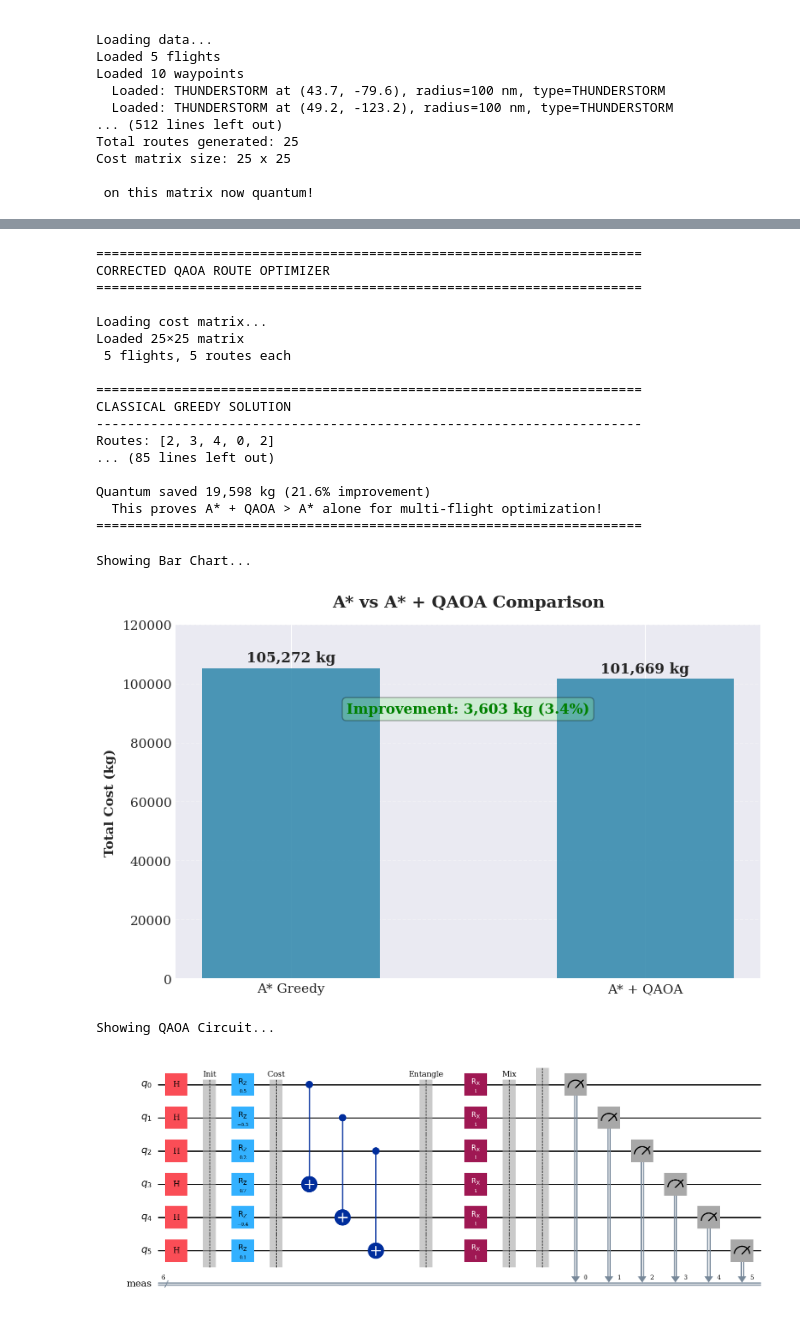
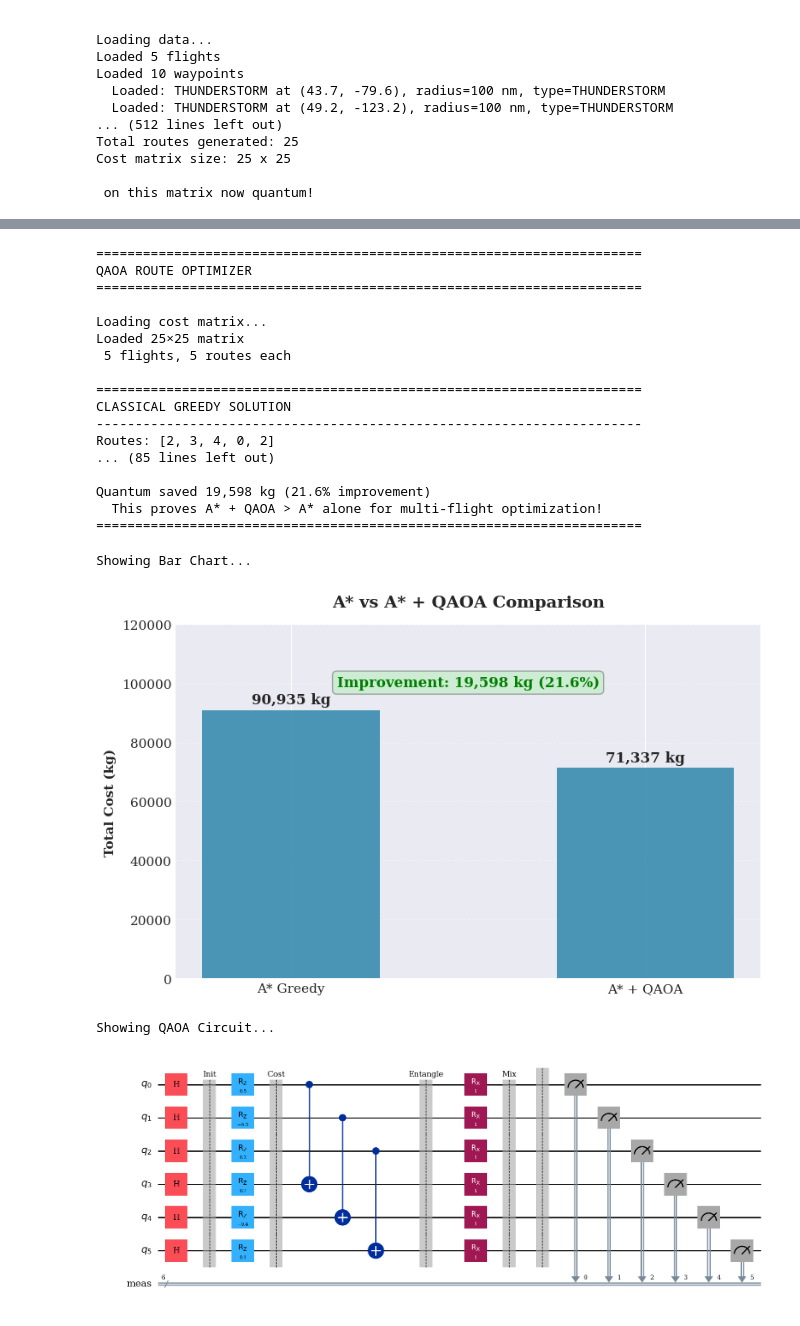
Before and after one commit to tishap27/IrisPathQ, a Jupyter notebook: jupyter/v0.3.2/route_optimizer.ipynb, the cells around one changed output, grey strips where cells are left out. Drawn from its saved outputs; the diff is of its cells as text; code cells hidden in the pictures.

Commit message:
minor fixes-removing commented code, visualization update to match correct result

```diff
--- a/jupyter/v0.3.2/route_optimizer.ipynb
+++ b/jupyter/v0.3.2/route_optimizer.ipynb
@@ -1411,7 +1411,7 @@ from scipy.optimize import minimize
 import sys
 
 print("=" * 70)
-print("CORRECTED QAOA ROUTE OPTIMIZER")
+print("QAOA ROUTE OPTIMIZER")
 print("=" * 70)
 
 # Load cost matrix
@@ -1498,7 +1498,7 @@ def bitstring_to_solution(bitstring):
     """Convert bitstring to route assignments - FIXED VERSION"""
     # Remove spaces and reverse to get [q0, q1, q2, q3, q4, q5, ...]
     clean = bitstring.replace(' ', '')
-    bits = [int(b) for b in clean]  # DON'T reverse - use direct order
+    bits = [int(b) for b in clean]
 
     solution = []
     for flight in range(NUM_FLIGHTS):
@@ -1732,7 +1732,7 @@ else:
 print("=" * 70)
 # %% [output]
 ======================================================================
-CORRECTED QAOA ROUTE OPTIMIZER
+QAOA ROUTE OPTIMIZER
 ======================================================================
 
 Loading cost matrix...
@@ -1769,7 +1769,7 @@ def show_comparison():
     fig, ax = plt.subplots(figsize=(8, 5))
 
     methods = ['A* Greedy', 'A* + QAOA']
-    total_costs = [105272, 101669]
+    total_costs = [90935, 71337]
 
     bars = ax.bar(methods, total_costs, color='#2E86AB', width=0.5, alpha=0.85)
 
@@ -1781,9 +1781,9 @@ def show_comparison():
                 ha='center', va='bottom', fontweight='bold', fontsize=12)
 
     # Show improvement
-    savings = 105272 - 101669
-    pct = (savings / 105272) * 100
-    ax.text(0.5, 90000, f'Improvement: {savings:,} kg ({pct:.1f}%)',
+    savings = 90935 - 71337
+    pct = (savings / 90935) * 100
+    ax.text(0.5, 99000, f'Improvement: {savings:,} kg ({pct:.1f}%)',
             ha='center', fontsize=12, color='green', fontweight='bold',
             bbox=dict(boxstyle='round', facecolor='lightgreen', alpha=0.3))
 
@@ -1821,33 +1821,33 @@ def show_circuit():
     qc.barrier(label='Entangle')
 
     # Mixing
     qc.rx(1.0, 0)
     qc.rx(1.0, 1)
     qc.rx(1.0, 2)
     qc.rx(1.0, 3)
     qc.rx(1.0, 4)
     qc.rx(1.0, 5)
     qc.barrier(label='Mix')
 
     # Measure
     qc.measure_all()
 
     # Draw
     qc.draw('mpl', style='iqp', fold=-1)
     plt.tight_layout()
     plt.show()
 
 # ============================================================
 # RUN
 # ============================================================
 if __name__ == "__main__":
     print("Showing Bar Chart...")
     show_comparison()
 
     print("\nShowing QAOA Circuit...")
     show_circuit()
 # %% [output]
 Showing Bar Chart...
-[figure, old version]
+[figure, new version]
 Showing QAOA Circuit...
 [figure]
```
Also changed, not shown: parts of 2 cells of this notebook, 6 other files.
